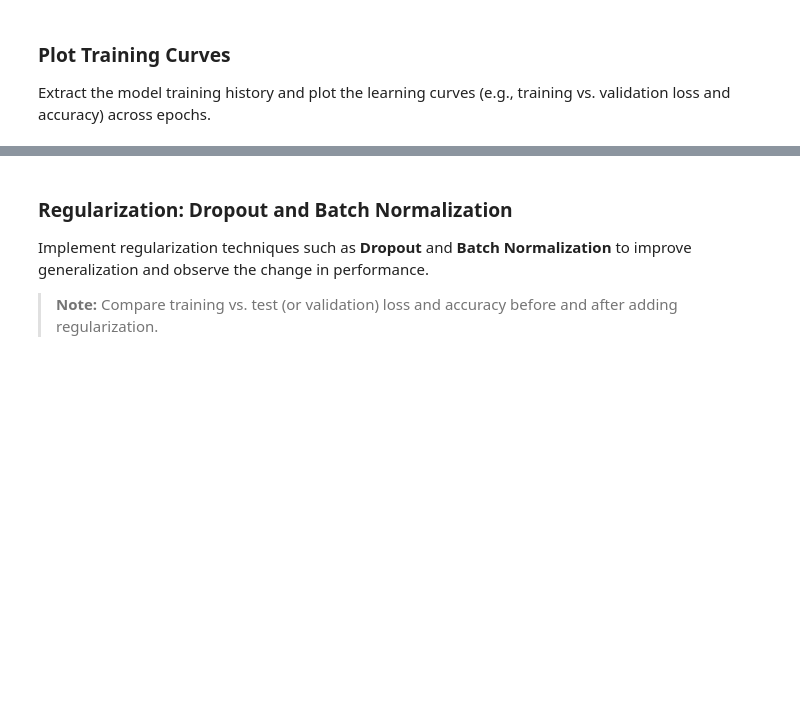
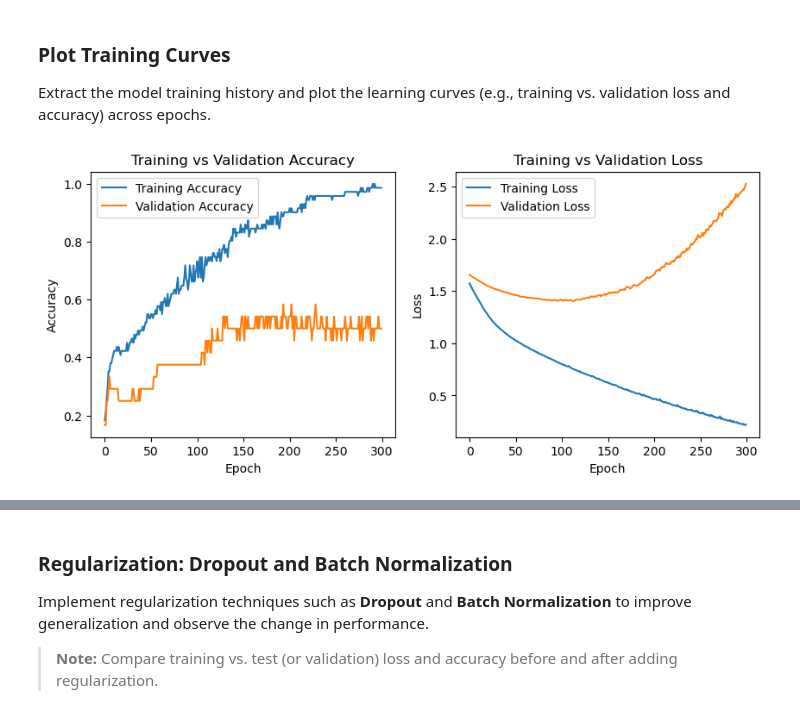
Before and after one commit to lindsayvarzz/AML_Project_1, a Jupyter notebook: Project_1.ipynb, the cells around one changed output, grey strips where cells are left out. Cells and saved outputs as stored; diff of their text form; code cells hidden in the pictures; blank space fills up the shorter version.

```diff
--- a/Project_1.ipynb
+++ b/Project_1.ipynb
@@ -806,10 +969,25 @@ from sklearn.ensemble import RandomForestClassifier
 from sklearn.ensemble import BaggingClassifier
 from sklearn.ensemble import GradientBoostingClassifier
 
+model = KNeighborsClassifier(
+    n_neighbors=7,
+    weights="distance",
+    metric="minkowski",
+    p=2
+)
 
-model = ## Read documentations of imported models and fit them. TODO
+model.fit(X_train_processed, y_train)
 
 #-- Generate predicted values
 prediction_labels = model.predict(preprocessor(X_test))
 
 ## Write lines of code to show model performance by comparing prediction_labels with true labels: TODO
+
+accuracy = accuracy_score(y_test, prediction_labels)
+print("Accuracy:", accuracy)
+
+print("\nClassification Report:")
+print(classification_report(y_test, prediction_labels))
+
+print("\nConfusion Matrix:")
+print(confusion_matrix(y_test, prediction_labels))
@@ -883,3 +1112,31 @@ Extract the model training history and plot the learning curves (e.g., training
+# %%
+## Your code to plot training and validation curves in a single plot (Make changes in the model cell to be able to do this) :
+
+import matplotlib.pyplot as plt
+
+plt.figure(figsize=(10,4))
+
+# Accuracy plot
+plt.subplot(1,2,1)
+plt.plot(history.history["accuracy"], label="Training Accuracy")
+plt.plot(history.history["val_accuracy"], label="Validation Accuracy")
+plt.title("Training vs Validation Accuracy")
+plt.xlabel("Epoch")
+plt.ylabel("Accuracy")
+plt.legend()
+
+# Loss plot
+plt.subplot(1,2,2)
+plt.plot(history.history["loss"], label="Training Loss")
+plt.plot(history.history["val_loss"], label="Validation Loss")
+plt.title("Training vs Validation Loss")
+plt.xlabel("Epoch")
+plt.ylabel("Loss")
+plt.legend()
+
+plt.show()
+# %% [output]
+[figure, added]
 # %%
 #-- Generate predicted y values
 
```
Also changed, not shown: parts of 46 cells of this notebook.
